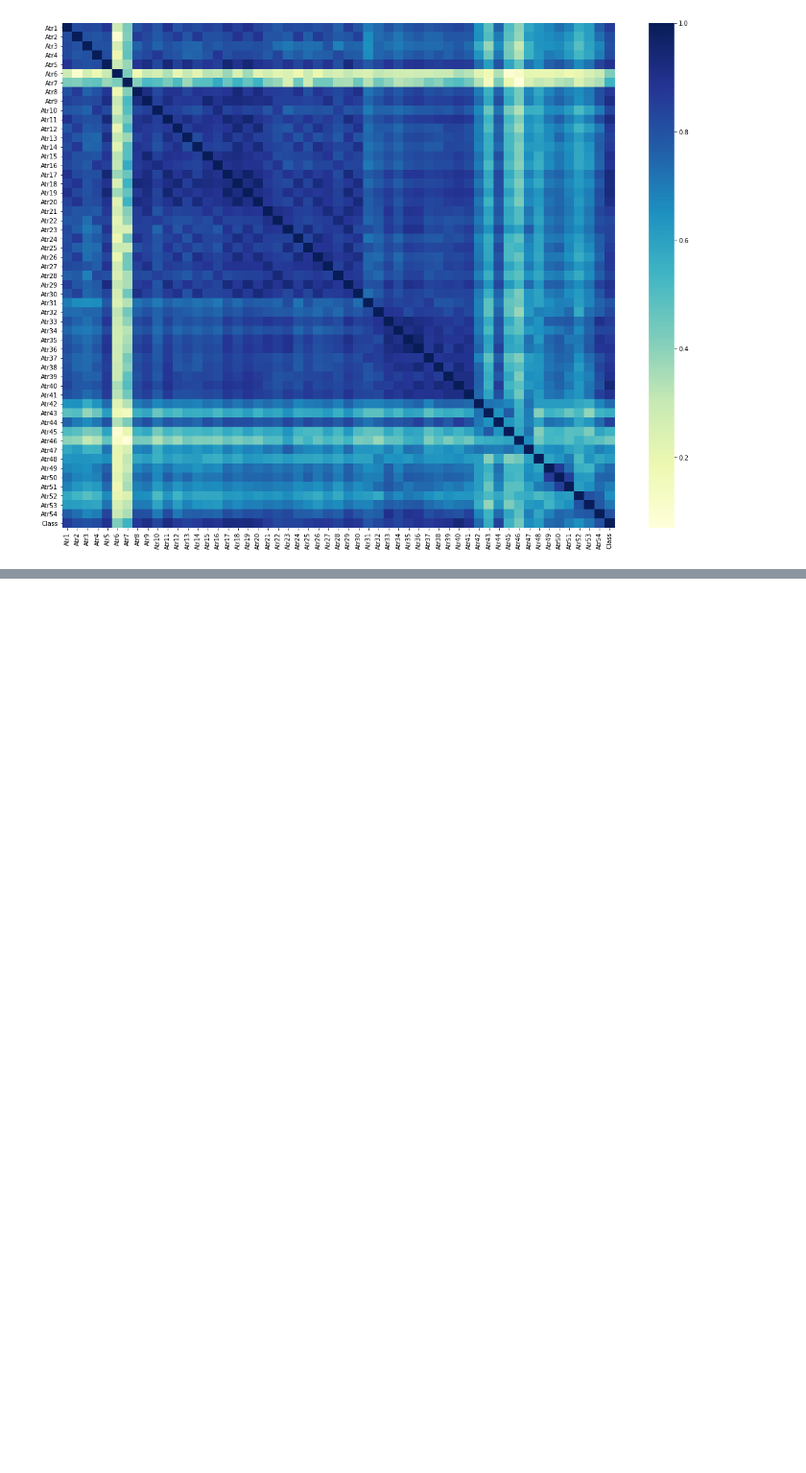
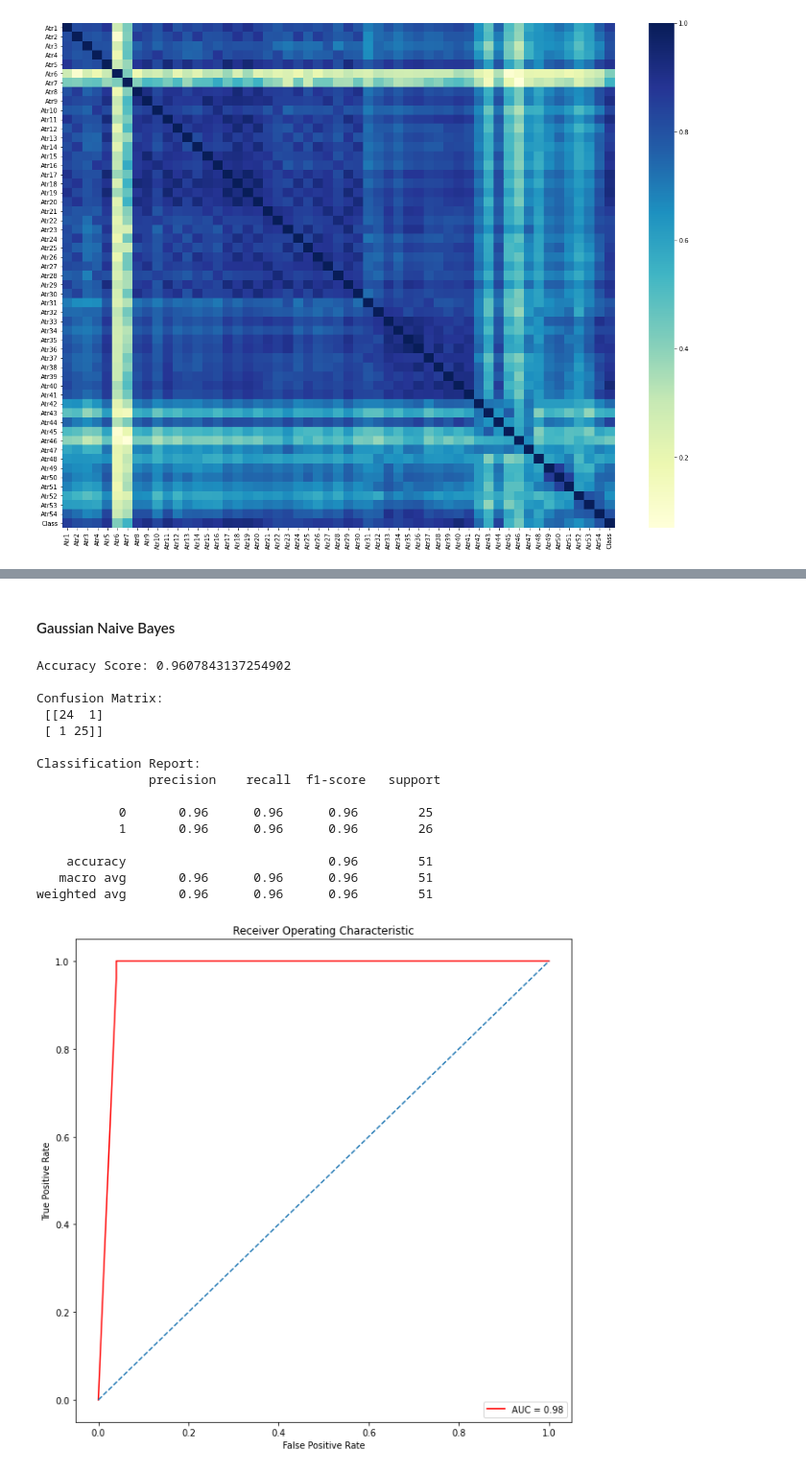
Before and after one commit to NinaLazarevic/DivorcePrediction, a Jupyter notebook: Divorce Prediction.ipynb, the cells around one changed output, grey strips where cells are left out. Shown at 96% size. Saved outputs shown, nothing was run; the diff lists cells and outputs as text; code cells hidden in the pictures; blank space fills up the shorter version.

```diff
--- a/Divorce Prediction.ipynb
+++ b/Divorce Prediction.ipynb
@@ -348,0 +462,21 @@ plt.show()
+# %% [markdown]
+#### Gaussian Naive Bayes
+# %%
+model(GaussianNB(), train_x, test_x, train_y, test_y)
+# %% [output]
+Accuracy Score: 0.9607843137254902
+
+Confusion Matrix:
+ [[24  1]
+ [ 1 25]]
+
+Classification Report:
+               precision    recall  f1-score   support
+
+           0       0.96      0.96      0.96        25
+           1       0.96      0.96      0.96        26
+
+    accuracy                           0.96        51
+   macro avg       0.96      0.96      0.96        51
+weighted avg       0.96      0.96      0.96        51
+[figure, added]
```
Also changed, not shown: parts of 28 cells of this notebook.
